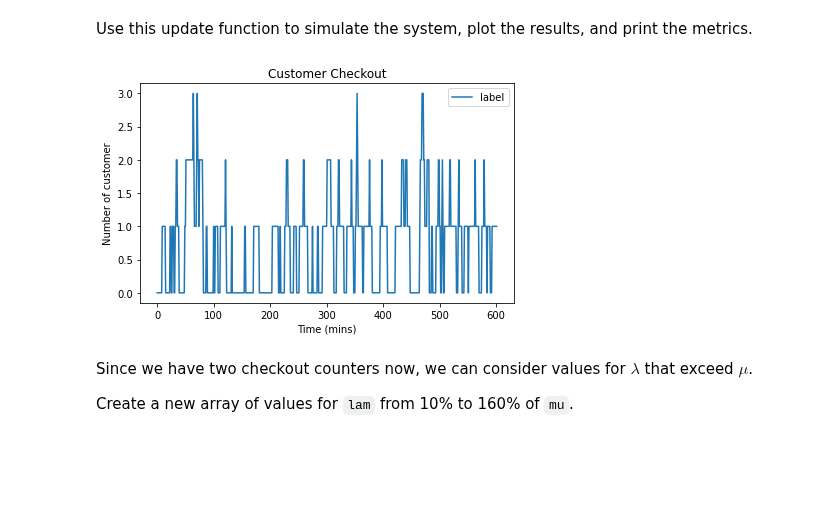
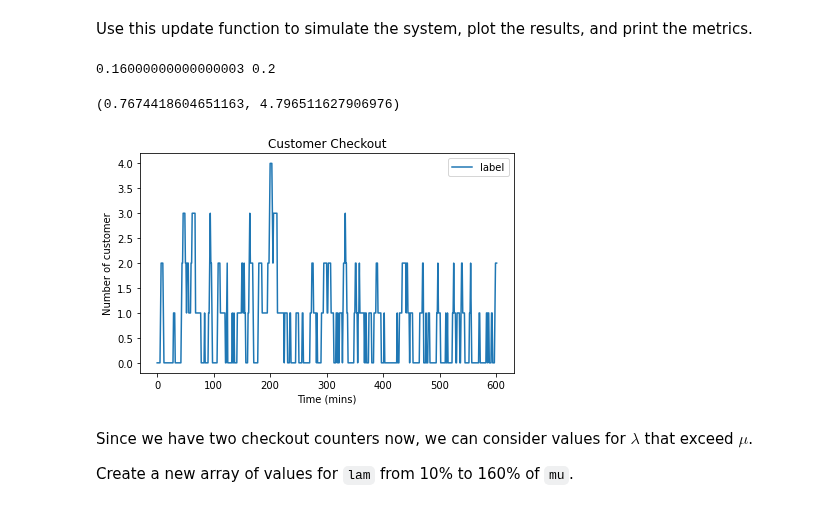
Before and after one commit to ferrysany/ModSimPy, a Jupyter notebook: examples/queue.ipynb, the cells around one changed output. Cells and saved outputs as stored; diff of their text form; code cells hidden in the pictures; blank space fills up the shorter version.

```diff
--- a/examples/queue.ipynb
+++ b/examples/queue.ipynb
@@ -287,14 +287,19 @@ def update_func1(x, t, system):
 # %% [markdown]
 Use this update function to simulate the system, plot the results, and print the metrics.
 # %%
-results2 = run_simulation(system1, update_func1)
+system=make_system(lam,mu)
+print(lam,mu)
+results2 = run_simulation(system, update_func1)
 #results1.plot(label='results1')
 plt.plot(results2, label='label')
 decorate(title='Customer Checkout',
          xlabel='Time (mins)',
          ylabel='Number of customer')
+compute_metrics(results2, system)
 # %% [output]
+0.16000000000000003 0.2
+(0.7674418604651163, 4.796511627906976)
-[figure, old version]
+[figure, new version]
 # %% [markdown]
 Since we have two checkout counters now, we can consider values for $\lambda$ that exceed $\mu$.
 
```
Also changed, not shown: parts of 8 cells of this notebook.
